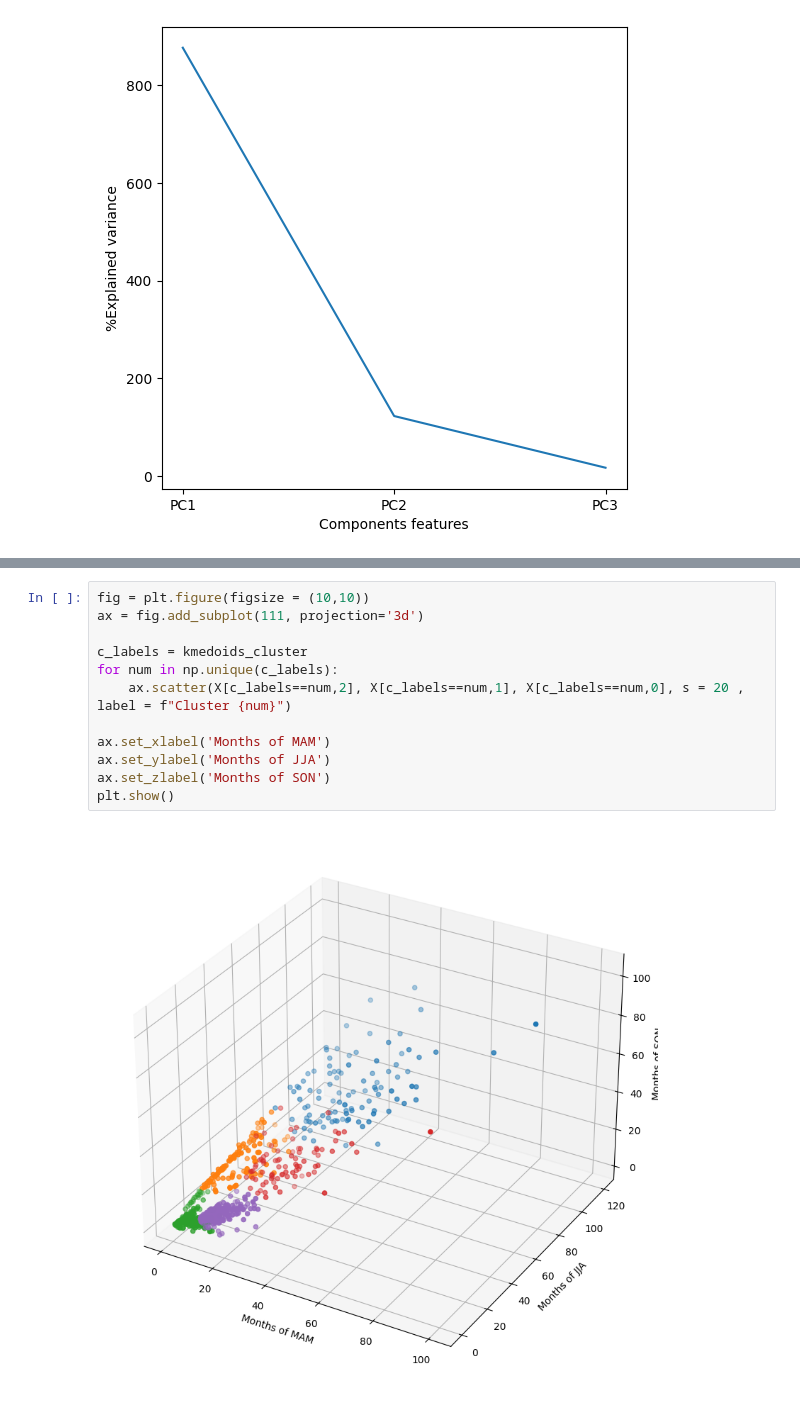
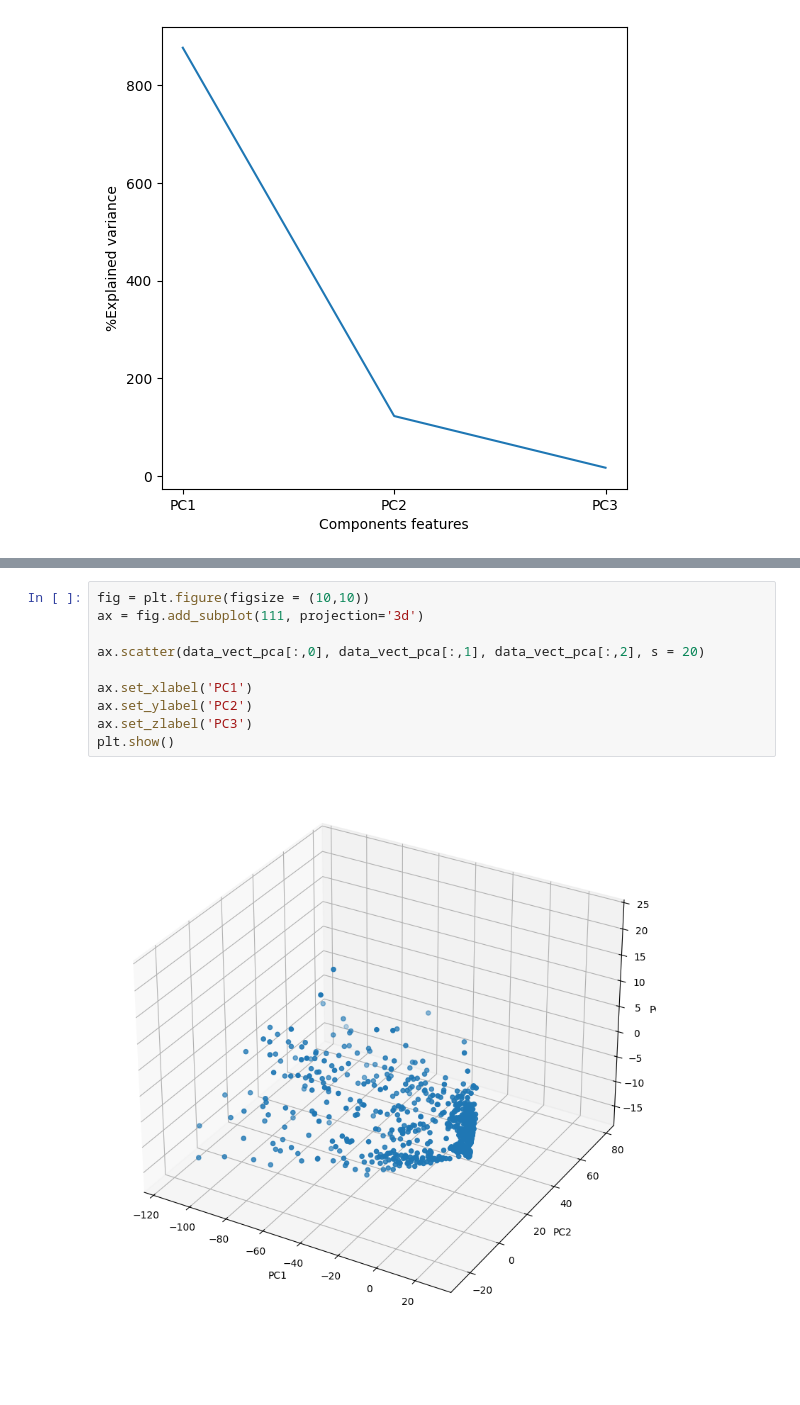
Before and after one commit to kaleabyared/Unsupervised_Learning, a Jupyter notebook: notebooks/pca_2_on_rainfall.ipynb, the cells around one changed output, grey strips where cells are left out. Cells and saved outputs as stored; diff of their text form; blank space fills up the shorter version.

```diff
--- a/notebooks/pca_2_on_rainfall.ipynb
+++ b/notebooks/pca_2_on_rainfall.ipynb
@@ -310,14 +176,12 @@ Text(0, 0.5, 'Cost')
 # %%
 fig = plt.figure(figsize = (10,10))
 ax = fig.add_subplot(111, projection='3d')
 
-c_labels = kmedoids_cluster
-for num in np.unique(c_labels):
-    ax.scatter(X[c_labels==num,2], X[c_labels==num,1], X[c_labels==num,0], s = 20 , label = f"Cluster {num}")
+ax.scatter(data_vect_pca[:,0], data_vect_pca[:,1], data_vect_pca[:,2], s = 20)
 
-ax.set_xlabel('Months of MAM')
-ax.set_ylabel('Months of JJA')
-ax.set_zlabel('Months of SON')
+ax.set_xlabel('PC1')
+ax.set_ylabel('PC2')
+ax.set_zlabel('PC3')
 plt.show()
 # %% [output]
-[figure, old version]
+[figure, new version]
```
Also changed, not shown: parts of 9 cells of this notebook.
